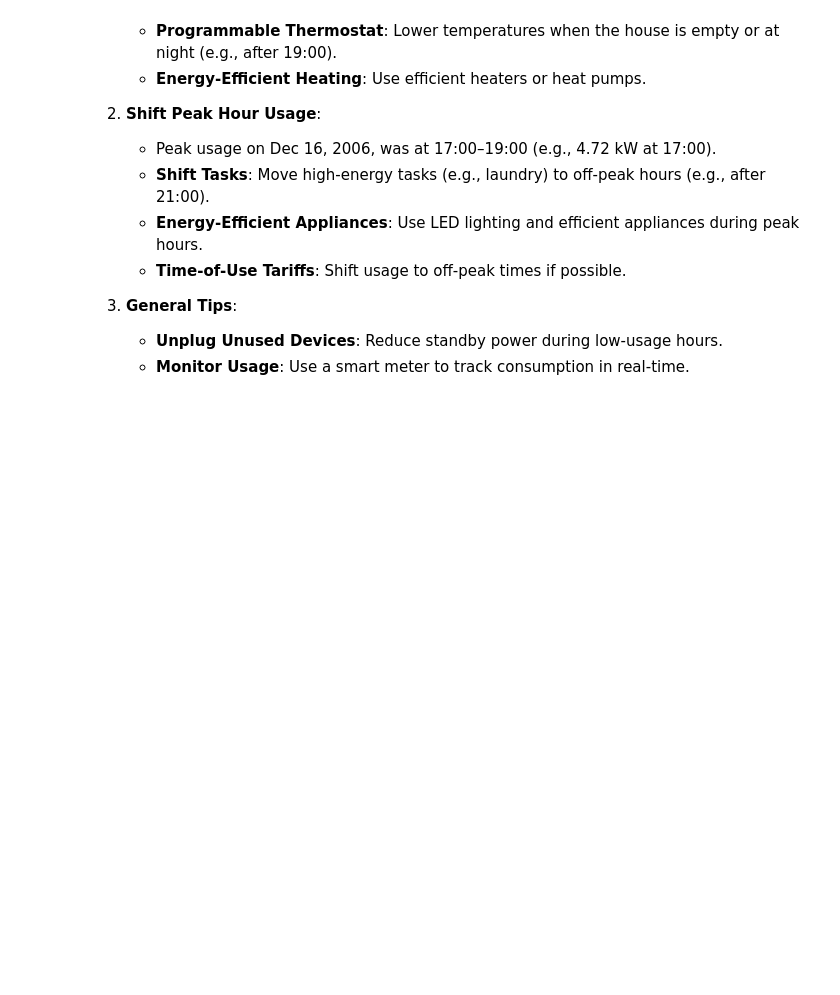
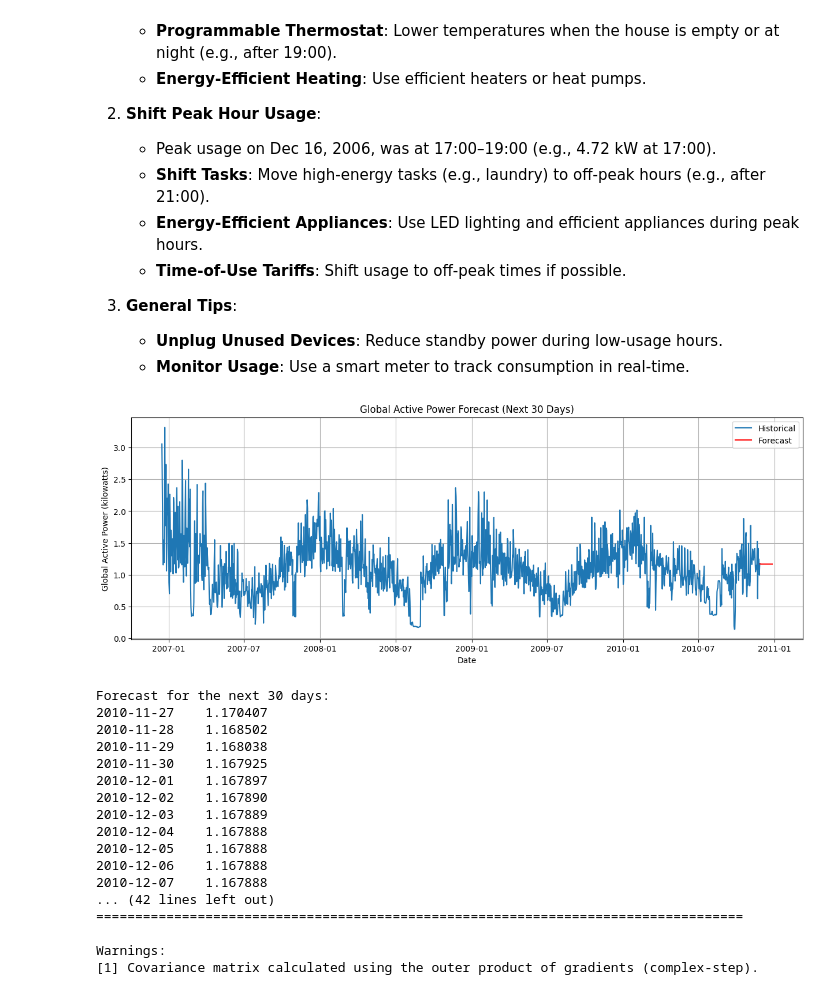
Before and after one commit to nathomkar799/Energy-Consumption-Analysis, a Jupyter notebook: notebooks/exploration.ipynb, the cells around one changed output. Saved outputs shown, nothing was run; the diff lists cells and outputs as text; code cells hidden in the pictures; blank space fills up the shorter version.

```diff
--- a/notebooks/exploration.ipynb
+++ b/notebooks/exploration.ipynb
@@ -209,3 +209,54 @@ Based on the trend analysis of `Global_active_power`:
 3. **General Tips**:
    - **Unplug Unused Devices**: Reduce standby power during low-usage hours.
    - **Monitor Usage**: Use a smart meter to track consumption in real-time.
+# %%
+from statsmodels.tsa.arima.model import ARIMA
+import matplotlib.pyplot as plt
+
+# Use daily data for forecasting
+df_daily = df.resample('D').mean()
+
+# Fit ARIMA model (order=(1,1,1) as a simple starting point)
+model = ARIMA(df_daily['Global_active_power'], order=(1,1,1))
+model_fit = model.fit()
+
+# Forecast the next 30 days
+forecast = model_fit.forecast(steps=30)
+
+# Plot the historical data and forecast
+plt.figure(figsize=(15, 5))
+plt.plot(df_daily['Global_active_power'], label='Historical')
+plt.plot(forecast, label='Forecast', color='red')
+plt.title('Global Active Power Forecast (Next 30 Days)')
+plt.xlabel('Date')
+plt.ylabel('Global Active Power (kilowatts)')
+plt.legend()
+plt.grid(True)
+plt.show()
+
+# Print the forecast
+print("Forecast for the next 30 days:")
+print(forecast)
+
+# Print model summary
+print("\nModel Summary:")
+print(model_fit.summary())
+# %% [output]
+[figure, added]
+Forecast for the next 30 days:
+2010-11-27    1.170407
+2010-11-28    1.168502
+2010-11-29    1.168038
+2010-11-30    1.167925
+2010-12-01    1.167897
+2010-12-02    1.167890
+2010-12-03    1.167889
+2010-12-04    1.167888
+2010-12-05    1.167888
+2010-12-06    1.167888
+2010-12-07    1.167888
+... (42 lines left out)
+===================================================================================
+
+Warnings:
+[1] Covariance matrix calculated using the outer product of gradients (complex-step).
```
